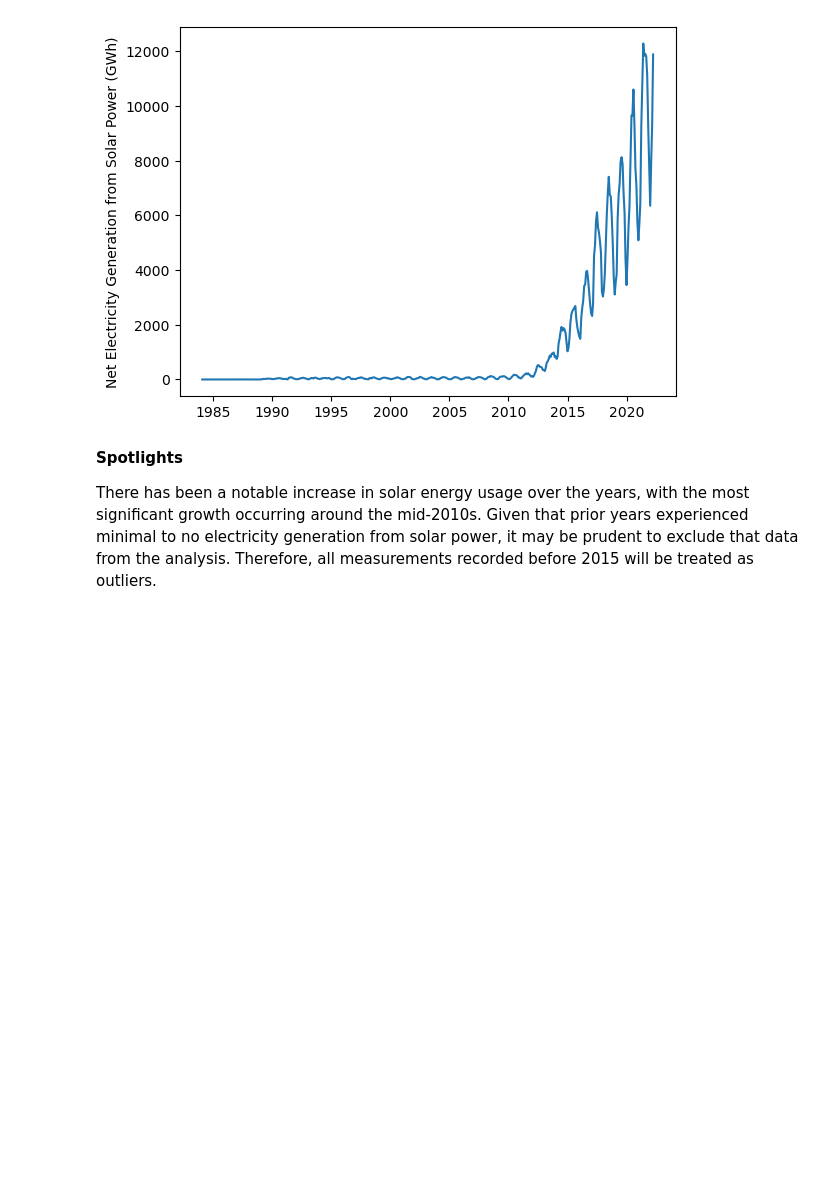
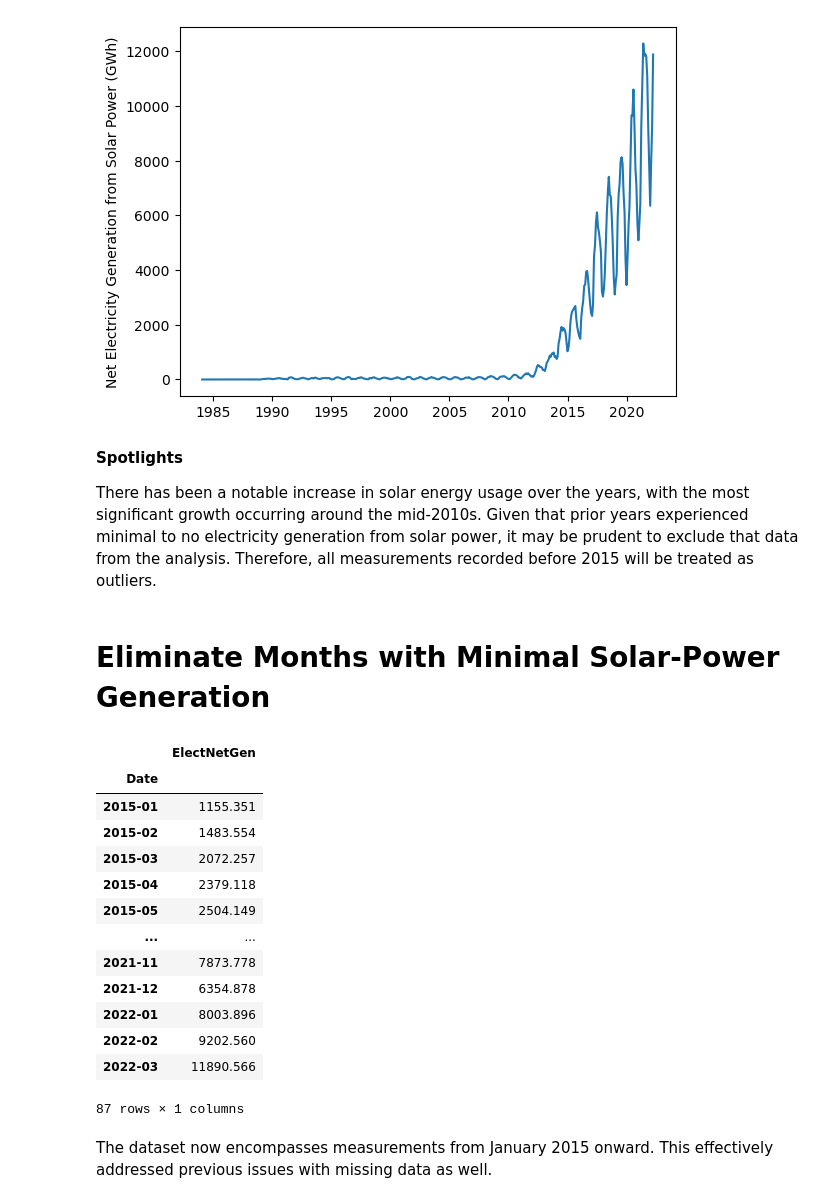
Before and after one commit to tyrantdavis/Forecasting-Solar-Power, a Jupyter notebook: SolarPower.ipynb, the cells around one changed output. Cells and saved outputs as stored; diff of their text form; code cells hidden in the pictures; blank space fills up the shorter version.

Commit message:
Remove previous months
Eliminate months prior to Jan 2015 where the production of solar-powered electricity was low.

```diff
--- a/SolarPower.ipynb
+++ b/SolarPower.ipynb
@@ -116,3 +116,26 @@ plt.ylabel("Net Electricity Generation from Solar Power (GWh)");
 **Spotlights**
 
 There has been a notable increase in solar energy usage over the years, with the most significant growth occurring around the mid-2010s. Given that prior years experienced minimal to no electricity generation from solar power, it may be prudent to exclude that data from the analysis. Therefore, all measurements recorded before 2015 will be treated as outliers.
+# %% [markdown]
+# Eliminate Months with Minimal Solar-Power Generation
+# %%
+# Remove designated outliers
+df = df.loc[df.index.year >= 2015]
+df
+# %% [output]
+|  | ElectNetGen |
+| Date |  |
+| 2015-01 | 1155.351 |
+| 2015-02 | 1483.554 |
+| 2015-03 | 2072.257 |
+| 2015-04 | 2379.118 |
+| 2015-05 | 2504.149 |
+| ... | ... |
+| 2021-11 | 7873.778 |
+| 2021-12 | 6354.878 |
+| 2022-01 | 8003.896 |
+| 2022-02 | 9202.560 |
+| 2022-03 | 11890.566 |
+87 rows × 1 columns
+# %% [markdown]
+The dataset now encompasses measurements from January 2015 onward. This effectively addressed previous issues with missing data as well.
```
